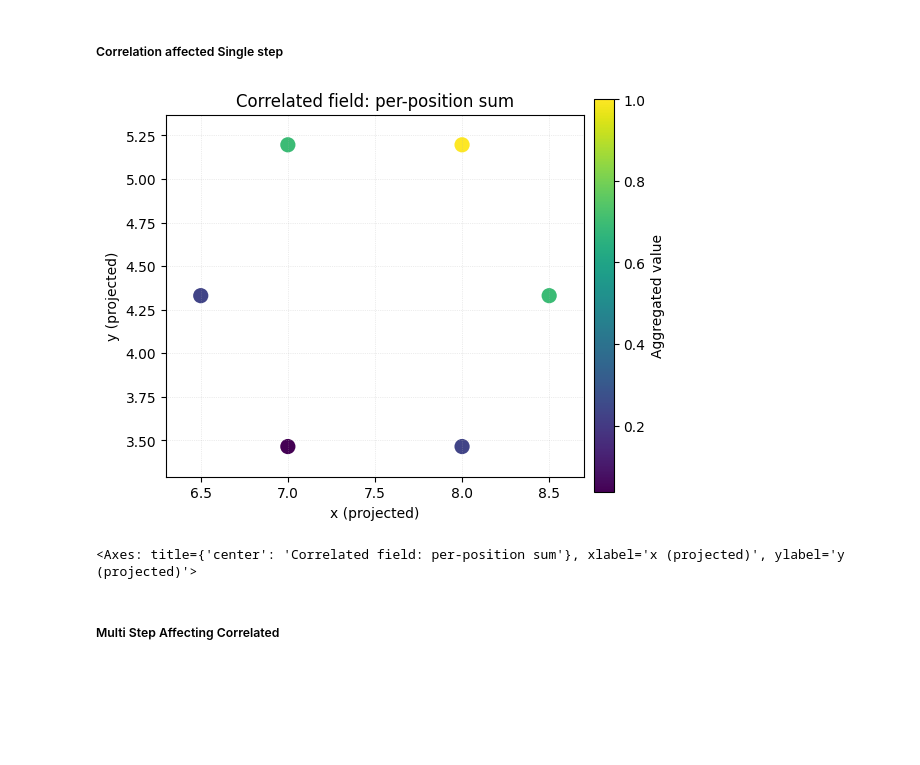
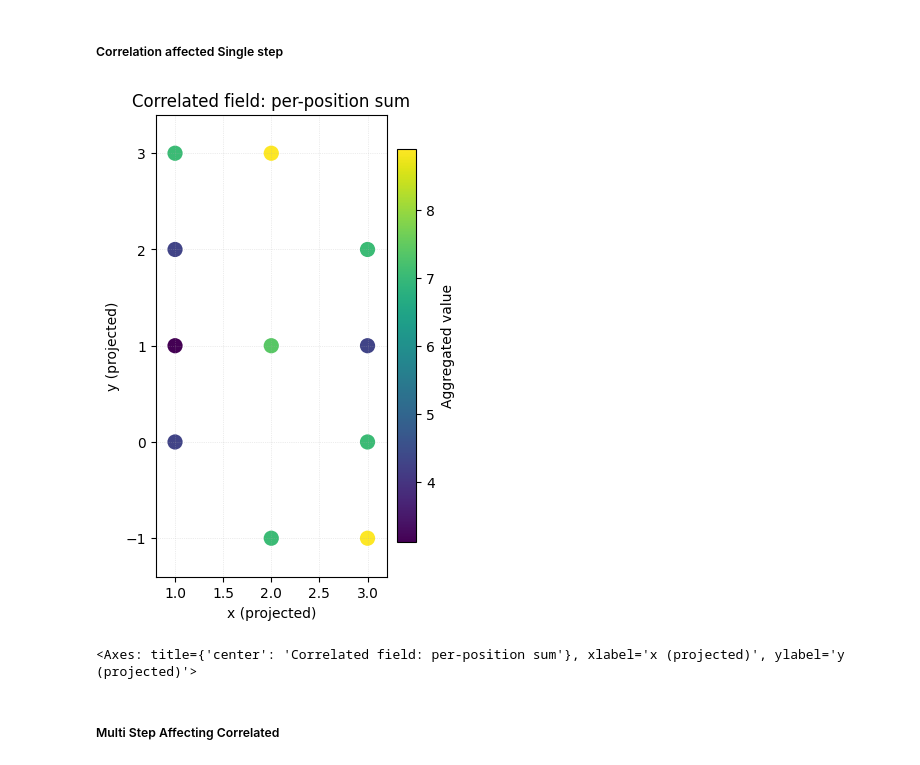
Before and after one commit to ckCrimson/Field_Dynamic_System, a Jupyter notebook: sample.ipynb, the cells around one changed output. Cells and saved outputs as stored; diff of their text form; code cells hidden in the pictures; blank space fills up the shorter version.

```diff
--- a/sample.ipynb
+++ b/sample.ipynb
@@ -217,9 +217,11 @@ class Reachable(ABC, Generic[S]):
     def __init__(self, params: Dict[str, Any]=None, is_allowed: IsAllowedState=None):
         self.params=params
         self.is_allowed=is_allowed
+
+
     @abstractmethod
-    def get_reachable(self, state: S) -> "StatSpace[S]":
-        """Return a state space of states reachable from `state` in one step."""
+    def get_reachable(self, state: S, within_state_space =False) -> "StatSpace[S]":
+        """Return a state space of states reachable from `state` in one step.within_state_space is used as an indicator signifying weather reachable is to be constrained within the state space """
         pass
 
 
@@ -6844,7 +6827,7 @@ dictionary_of_systems ={"sys1":random_walker_1,
 correlation_grouper =   RandomWalkerCorrelationGroupMaker(1,dictionary_of_systems)
 # %%
 print(correlation_grouper.get_affected_groups_dict())
-dictionary_of_correlated_state = correlation_grouper.get_affected_groups_dict()[1]
+dictionary_of_correlated_state = correlation_grouper.get_affected_groups_dict()[0]
 # %% [output]
 {0: {'sys1': <__main__.RandomWalkerFieldDynamicSystem object at 0x...>, 'sys2': <__main__.RandomWalkerFieldDynamicSystem object at 0x...>}, 1: {'sys3': <__main__.RandomWalkerFieldDynamicSystem object  ...
 # %% [markdown]
@@ -7274,9 +7273,9 @@ correlation_affected_single_step_field_gen = CorrelationAffectedSingleStep(dicti
 # %%
 single_step_field = correlation_affected_single_step_field_gen.build_single_step_field()
 # %%
-single_step_field.plot_position_marginal(in_cartesian =True)
+single_step_field.plot_position_marginal(in_cartesian =False)
 # %% [output]
-[figure, old version]
+[figure, new version]
 <Axes: title={'center': 'Correlated field: per-position sum'}, xlabel='x (projected)', ylabel='y (projected)'>
 # %% [markdown]
 ##### Multi Step Affecting Correlated
```
Also changed, not shown: parts of 11 cells of this notebook.
